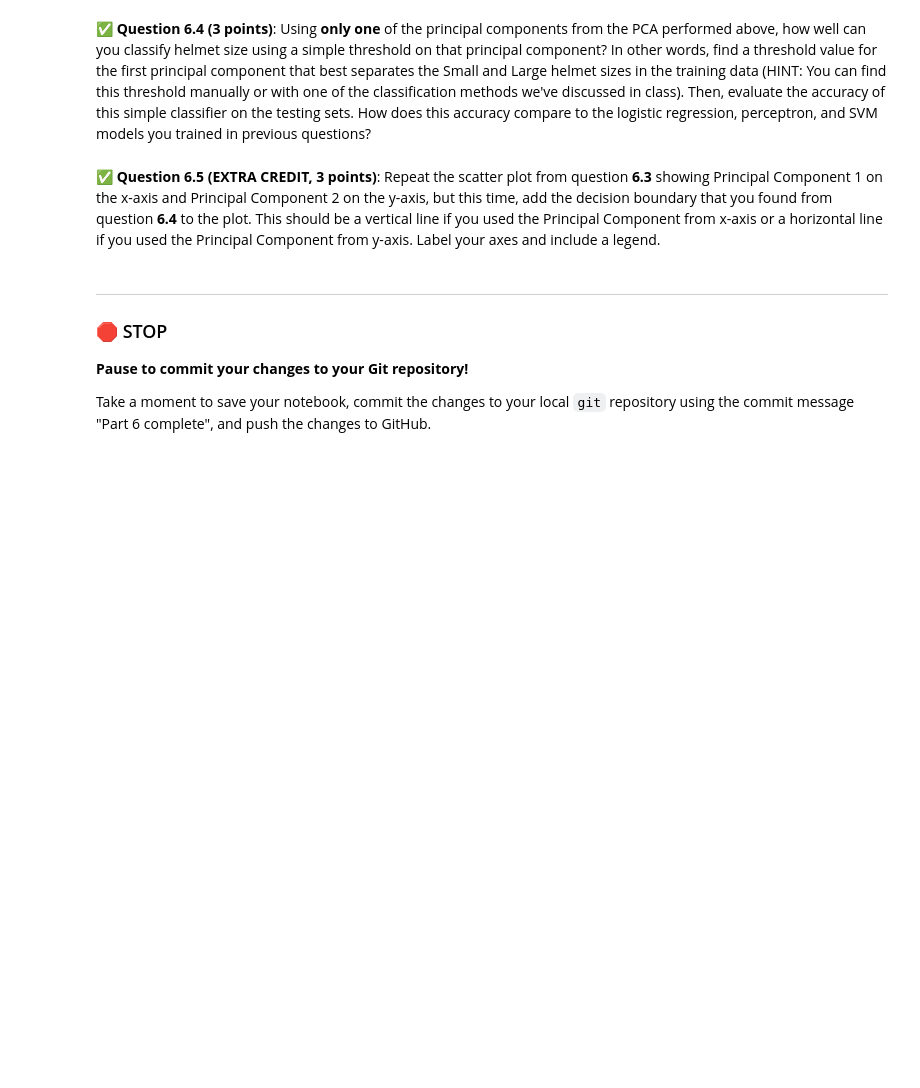
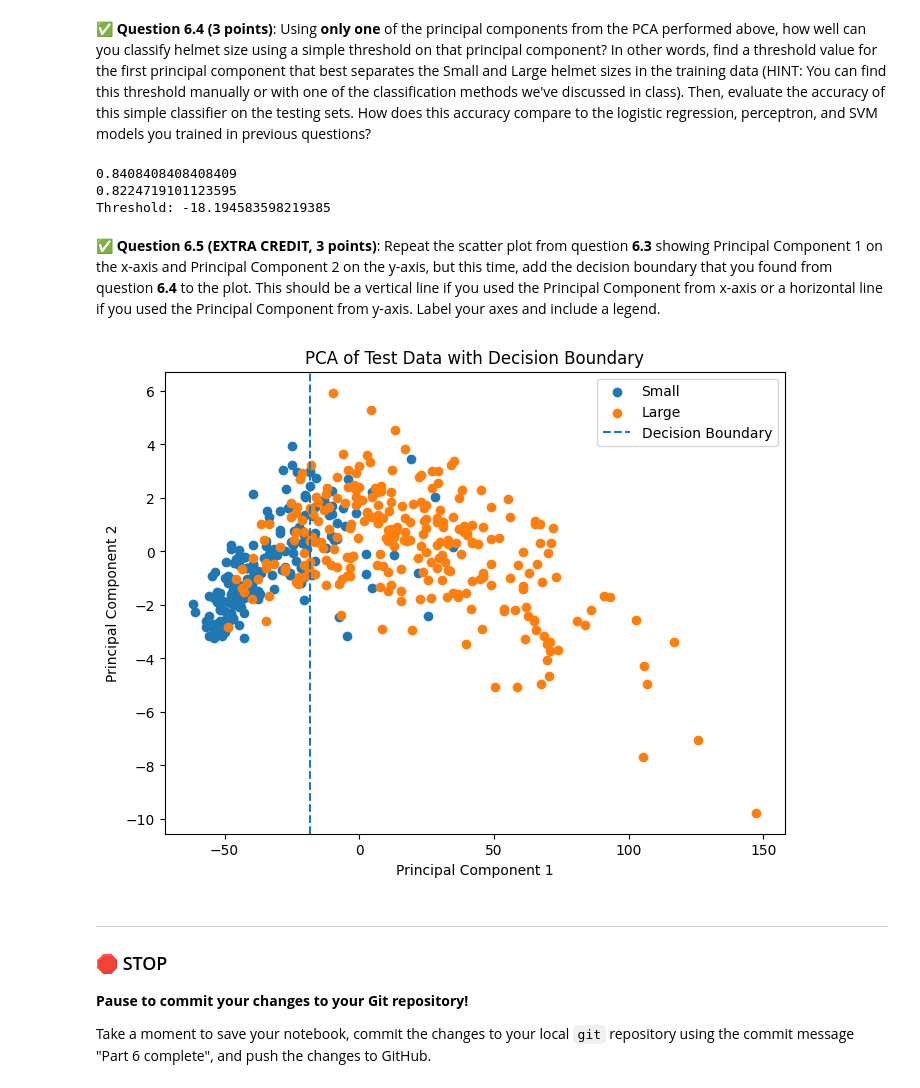
Before and after one commit to MrBay39/CMSE202-S-26-TurnIn, a Jupyter notebook: hw-04/HW-04_RegressionClassification-Steven_Goller.ipynb, the cells around one changed output. Cells and saved outputs as stored; diff of their text form; code cells hidden in the pictures; blank space fills up the shorter version.

```diff
--- a/hw-04/HW-04_RegressionClassification-Steven_Goller.ipynb
+++ b/hw-04/HW-04_RegressionClassification-Steven_Goller.ipynb
@@ -585,2 +616,33 @@ Some notes:
+# %%
+# Put your code here
+X_train_pca = pca.transform(X_train)
+
+pc1_train = X_train_pca[:, 0].reshape(-1, 1)
+pc1_test  = X_test_pca[:, 0].reshape(-1, 1)
+
+from sklearn.linear_model import LogisticRegression
+y_train_bin = np.where(y_train == "small", -1, 1)
+y_test_bin  = np.where(y_test  == "small", -1, 1)
+
+
+model = LogisticRegression()
+model.fit(pc1_train, y_train_bin)
+
+train_acc = model.score(pc1_train, y_train_bin)
+test_acc  = model.score(pc1_test, y_test_bin)
+
+print(train_acc)
+print(test_acc)
+
+# Extract threshold
+w = model.coef_[0][0]
+b = model.intercept_[0]
+
+threshold = -b / w
+print("Threshold:", threshold)
+# %% [output]
+0.8408408408408409
+0.8224719101123595
+Threshold: -18.194583598219385
 # %% [markdown]
 &#9989;  **Question 6.5 (EXTRA CREDIT, 3 points)**: Repeat the scatter plot from question **6.3** showing Principal Component 1 on the x-axis and Principal Component 2 on the y-axis, but this time, add the decision boundary that you found from question **6.4** to the plot.  This should be a vertical line if you used the Principal Component from x-axis or a horizontal line if you used the Principal Component from y-axis.  Label your axes and include a legend.
@@ -589,3 +649,22 @@ Some notes:
+# %%
+# # Put your code here
+
+plt.figure(figsize=(8,6))
+
+plt.scatter(X_test_pca[small, 0], X_test_pca[small, 1], label="Small")
+plt.scatter(X_test_pca[large, 0], X_test_pca[large, 1], label="Large")
+
+plt.axvline(x=threshold, linestyle='--', label='Decision Boundary')
+
+# labels
+plt.xlabel("Principal Component 1")
+plt.ylabel("Principal Component 2")
+plt.title("PCA of Test Data with Decision Boundary")
+plt.legend()
+
+plt.show()
+# %% [output]
+[figure, added]
 # %% [markdown]
 ---
 ### &#128721; STOP
```
Also changed, not shown: parts of 17 cells of this notebook.
